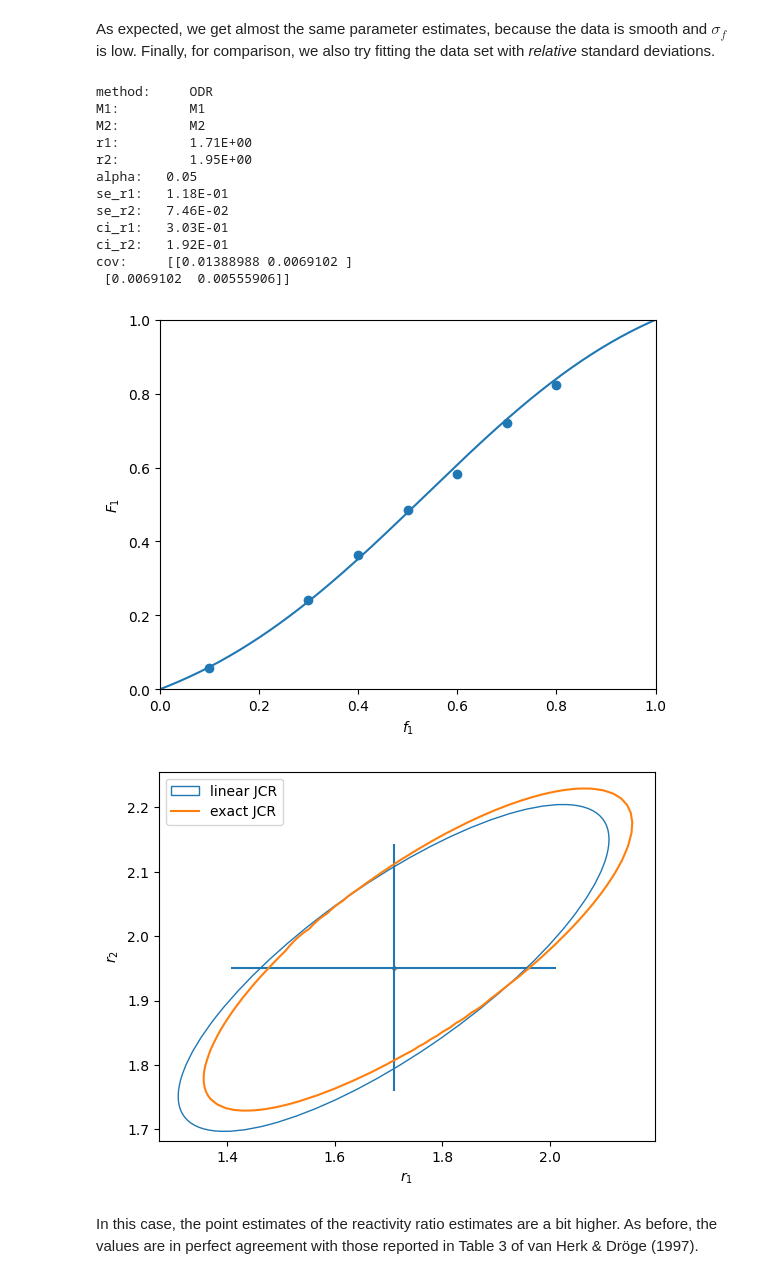
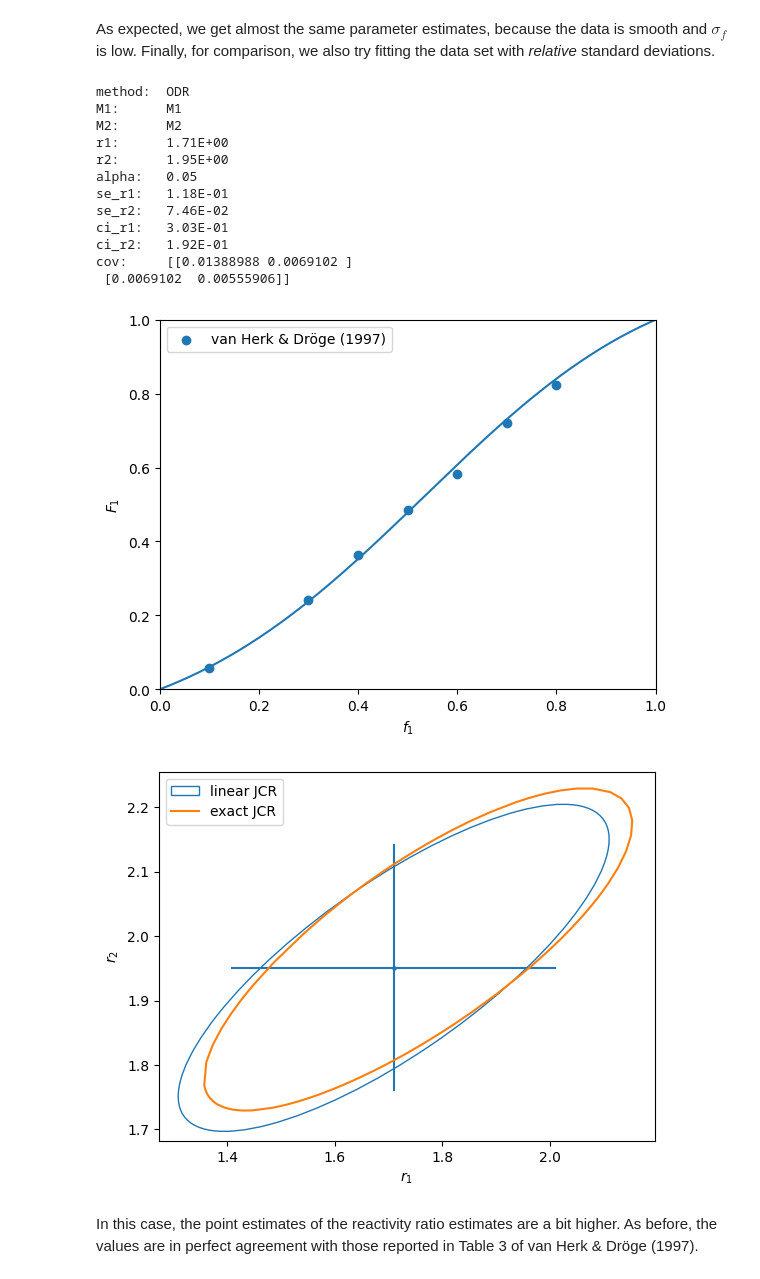
Before and after one commit to HugoMVale/polykin, a Jupyter notebook: docs/tutorials/copolymerization_fit.ipynb, the cells around one changed output. Drawn from its saved outputs; the diff is of its cells as text; code cells hidden in the pictures.

```diff
--- a/docs/tutorials/copolymerization_fit.ipynb
+++ b/docs/tutorials/copolymerization_fit.ipynb
@@ -67,27 +68,25 @@ cov:     [[0.00828524 0.00871394]
 # %% [markdown]
 As expected, we get almost the same parameter estimates, because the data is smooth and $\sigma_f$ is low. Finally, for comparison, we also try fitting the data set with _relative_ standard deviations.
-# %%
-fit_reactivity_ratios(f1, F1,
-                      scale_f=0.01*np.array(f1),
-                      scale_F=0.05*np.array(F1),
-                      method = 'ODR',
-                      alpha=0.05,
-                      JCR_method=['linear', 'exact'])
-# %% [output]
-method:     ODR
-M1:         M1
-M2:         M2
-r1:         1.71E+00
-r2:         1.95E+00
-alpha:   0.05
-se_r1:   1.18E-01
-se_r2:   7.46E-02
-ci_r1:   3.03E-01
-ci_r2:   1.92E-01
-cov:     [[0.01388988 0.0069102 ]
- [0.0069102  0.00555906]]
-[figure, removed]
-[figure, removed]
+# %%
+data = CopoDataset_Ff(name="van Herk & Dröge (1997)",
+                      f1=f1, F1=F1, scale_f1=0.01*f1, scale_F1=0.05*F1)
+# %%
+fit_copo_data(data_Ff=[data], method='ODR', JCR_exact=True)
+# %% [output]
+method:  ODR
+M1:      M1
+M2:      M2
+r1:      1.71E+00
+r2:      1.95E+00
+alpha:   0.05
+se_r1:   1.18E-01
+se_r2:   7.46E-02
+ci_r1:   3.03E-01
+ci_r2:   1.92E-01
+cov:     [[0.01388988 0.0069102 ]
+ [0.0069102  0.00555906]]
+[figure, added]
+[figure, added]
 # %% [markdown]
 In this case, the point estimates of the reactivity ratio estimates are a bit higher. As before, the values are in perfect agreement with those reported in Table 3 of van Herk & Dröge (1997).
 # %% [markdown]
```
Also changed, not shown: parts of 28 cells of this notebook, 2 other files.
